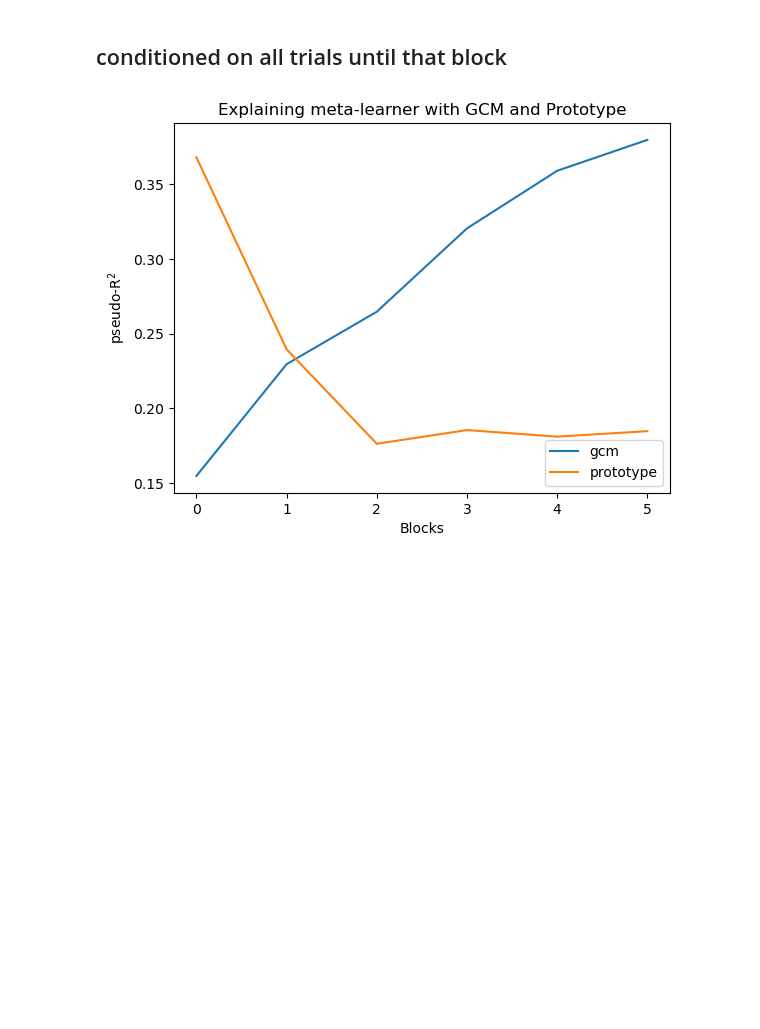
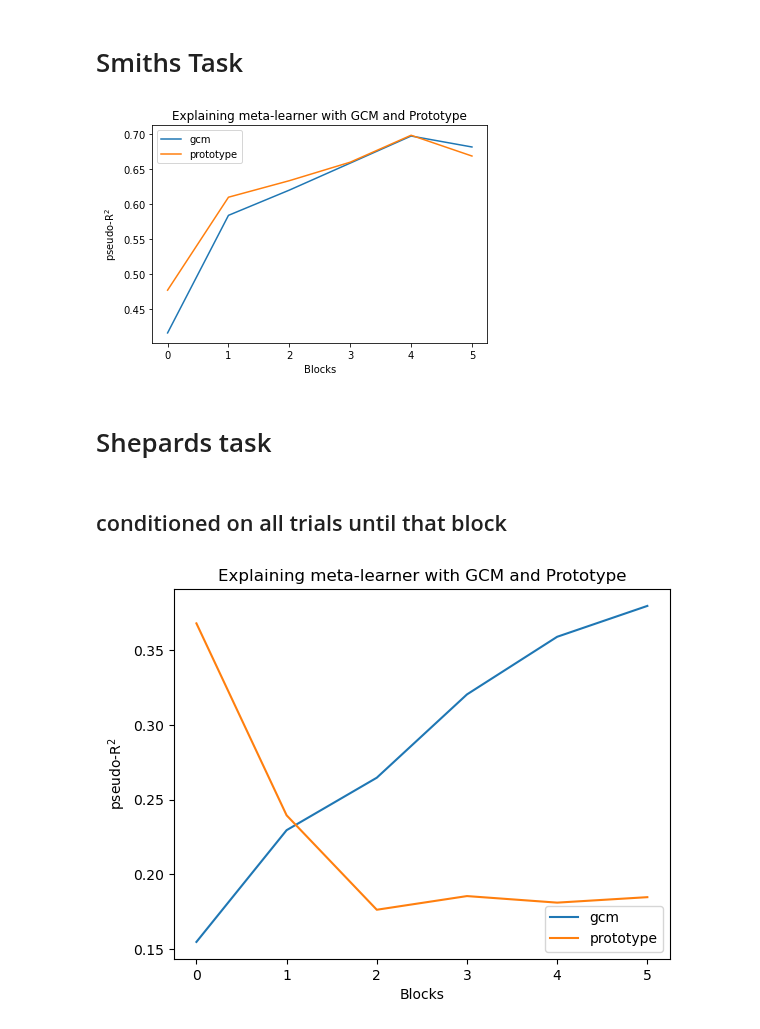
Before and after one commit to akjagadish/vanilla-llama, a Jupyter notebook: categorisation/notebooks/baselines.ipynb, the cells around one changed output. Cells and saved outputs as stored; diff of their text form; code cells hidden in the pictures; blank space fills up the shorter version.

Commit message:
plot for smiths task

```diff
--- a/categorisation/notebooks/baselines.ipynb
+++ b/categorisation/notebooks/baselines.ipynb
@@ -25,6 +25,23 @@ COLORS = {'a':'#117733',
           'metal2': '#173b4f'
           }
 FONTSIZE=20
+# %% [markdown]
+# Smiths Task
+# %%
+r2_gcm = np.load('../data/meta_learner/r2_gcm_smithstask.npy')
+r2_pm = np.load('../data/meta_learner/r2_pm_smithstask.npy')
+# %%
+plt.plot(range(6), r2_gcm[0], label='gcm')
+plt.plot(range(6), r2_pm[0], label='prototype')
+plt.xlabel('Blocks')
+plt.ylabel('pseudo-R$^2$')
+plt.title(f'Explaining meta-learner with GCM and Prototype')
+plt.legend()
+plt.show()
+# %% [output]
+[figure, added]
+# %% [markdown]
+# Shepards task
 # %% [markdown]
 ## conditioned on all trials until that block
 # %%
```
Also changed, not shown: parts of 7 cells of this notebook.
